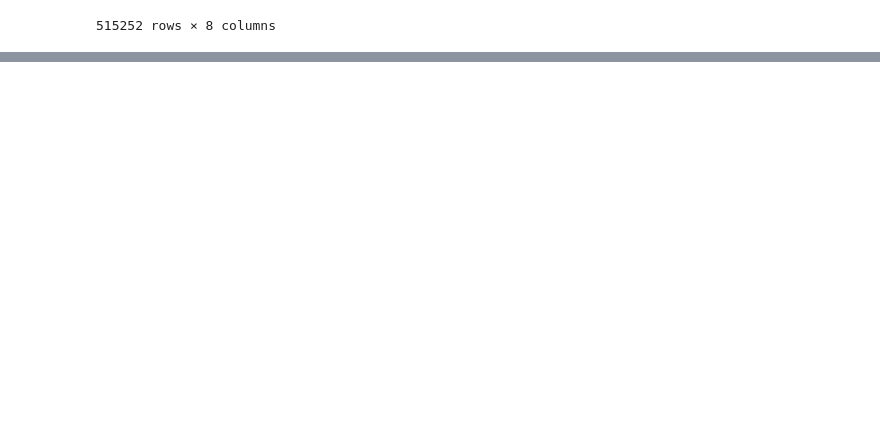
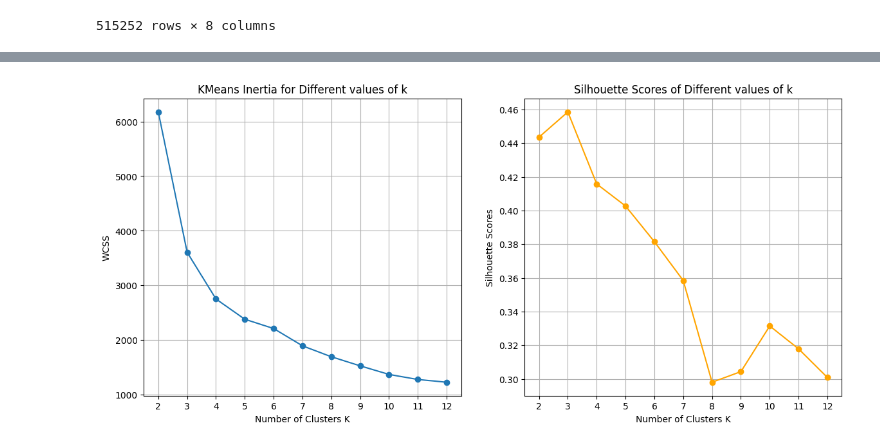
Before and after one commit to prajnadas/cluster-analysis, a Jupyter notebook: online-retail-clustering.ipynb, the cells around one changed output, grey strips where cells are left out. Cells and saved outputs as stored; diff of their text form; code cells hidden in the pictures; blank space fills up the shorter version.

```diff
--- a/online-retail-clustering.ipynb
+++ b/online-retail-clustering.ipynb
@@ -249,0 +660,7 @@ cleaned_df["StockCode"] = cleaned_df["StockCode"].astype('str')
+# %%
+from sklearn.preprocessing import StandardScaler
+scaler = StandardScaler()
+
+scaled_data = scaler.fit_transform(non_outliers_df[["MonetaryValue", "Frequency", "Recency"]])
+
+scaled_data
@@ -249,0 +679,3 @@ cleaned_df["StockCode"] = cleaned_df["StockCode"].astype('str')
+# %%
+scaled_data_df = pd.DataFrame(scaled_data, index=non_outliers_df.index, columns=("MonetaryValue", "Frequency", "Recency"))
+scaled_data_df
@@ -249,0 +724,42 @@ cleaned_df["StockCode"] = cleaned_df["StockCode"].astype('str')
+# %%
+# set an upper limit of k
+max_k = 12
+
+from sklearn.cluster import KMeans
+from sklearn.metrics import silhouette_score
+
+inertia = []
+silhouette_scores = []
+k_value = range(2, max_k + 1)
+
+for k in k_value:
+    kmeans = KMeans(n_clusters = k, random_state = 42, max_iter = 1000)
+    # cluster no.s each time we run the Kmeans algorthm on top of our scaled data
+    cluster_labels = kmeans.fit_predict(scaled_data_df)
+# then compute the silhouette score
+    sil_score = silhouette_score(scaled_data_df, cluster_labels)
+    silhouette_scores.append(sil_score)
+
+    inertia.append(kmeans.inertia_)
+
+plt.figure(figsize = (14, 6))
+
+plt.subplot(1, 2, 1)
+plt.plot(k_value, inertia, marker = 'o')
+plt.title('KMeans Inertia for Different values of k')
+plt.xlabel('Number of Clusters K')
+plt.ylabel('WCSS')
+plt.xticks(k_value)
+plt.grid(True)
+
+plt.subplot(1, 2, 2)
+plt.plot(k_value, silhouette_scores, marker = 'o', color = 'orange')
+plt.title('Silhouette Scores of Different values of k')
+plt.xlabel('Number of Clusters K')
+plt.ylabel('Silhouette Scores')
+plt.xticks(k_value)
+plt.grid(True)
+
+plt.show()
+# %% [output]
+[figure, added]
```
Also changed, not shown: parts of 67 cells of this notebook.
